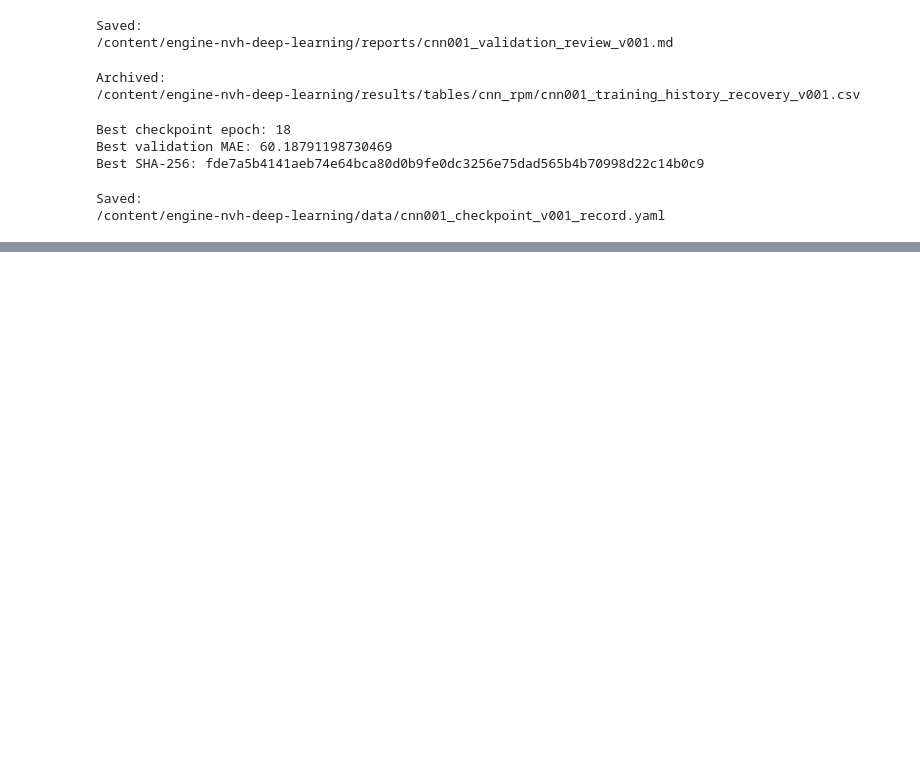
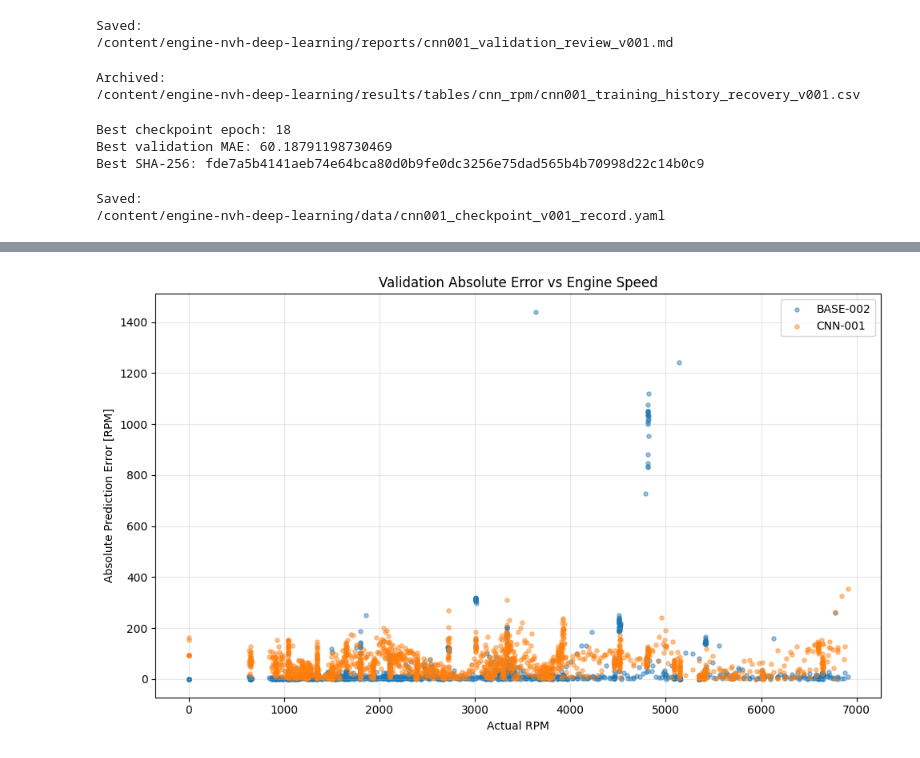
Before and after one commit to vaibhavjiyer87/engine-nvh-deep-learning, a Jupyter notebook: notebooks/08_cnn_rpm_model.ipynb, the cells around one changed output, grey strips where cells are left out. Cells and saved outputs as stored; diff of their text form; code cells hidden in the pictures; blank space fills up the shorter version.

```diff
--- a/notebooks/08_cnn_rpm_model.ipynb
+++ b/notebooks/08_cnn_rpm_model.ipynb
@@ -9575,0 +10847,83 @@ Saved:
+# %%
+# Step 17.8 — Plot absolute error versus actual RPM
+# This will tell us whether one model has trouble in a particular
+# engine-speed region
+
+# ============================================================
+# STEP 17.8 — ERROR VS RPM
+# ============================================================
+
+import matplotlib.pyplot as plt
+
+
+fig, ax = plt.subplots(
+    figsize=(10, 6)
+)
+
+
+ax.scatter(
+    validation_error_comparison[
+        "actual_rpm"
+    ],
+    validation_error_comparison[
+        "base002_absolute_error_rpm"
+    ],
+    s=14,
+    alpha=0.45,
+    label="BASE-002",
+)
+
+
+ax.scatter(
+    validation_error_comparison[
+        "actual_rpm"
+    ],
+    validation_error_comparison[
+        "cnn001_absolute_error_rpm"
+    ],
+    s=14,
+    alpha=0.45,
+    label="CNN-001",
+)
+
+
+ax.set_xlabel(
+    "Actual RPM"
+)
+
+ax.set_ylabel(
+    "Absolute Prediction Error [RPM]"
+)
+
+ax.set_title(
+    "Validation Absolute Error vs Engine Speed"
+)
+
+ax.legend()
+
+ax.grid(
+    True,
+    alpha=0.3,
+)
+
+
+fig.tight_layout()
+
+
+ERROR_VS_RPM_PATH = (
+    CNN_FIGURE_DIR
+    / "03_cnn001_vs_base002_validation_error_vs_rpm.png"
+)
+
+
+fig.savefig(
+    ERROR_VS_RPM_PATH,
+    dpi=300,
+    bbox_inches="tight",
+)
+
+
+plt.show()
+plt.close(fig)
+# %% [output]
+[figure, added]
```
Also changed, not shown: parts of 25 cells of this notebook.
